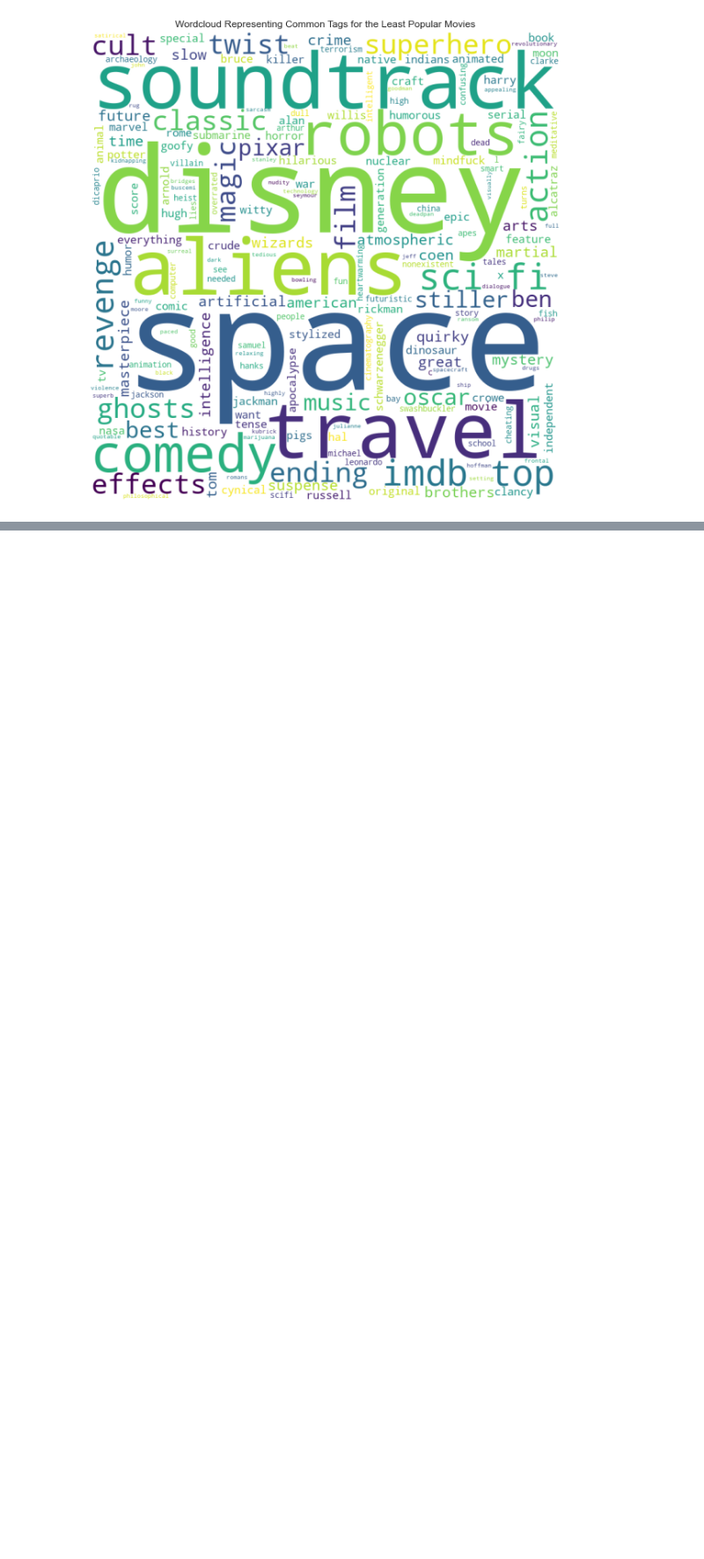
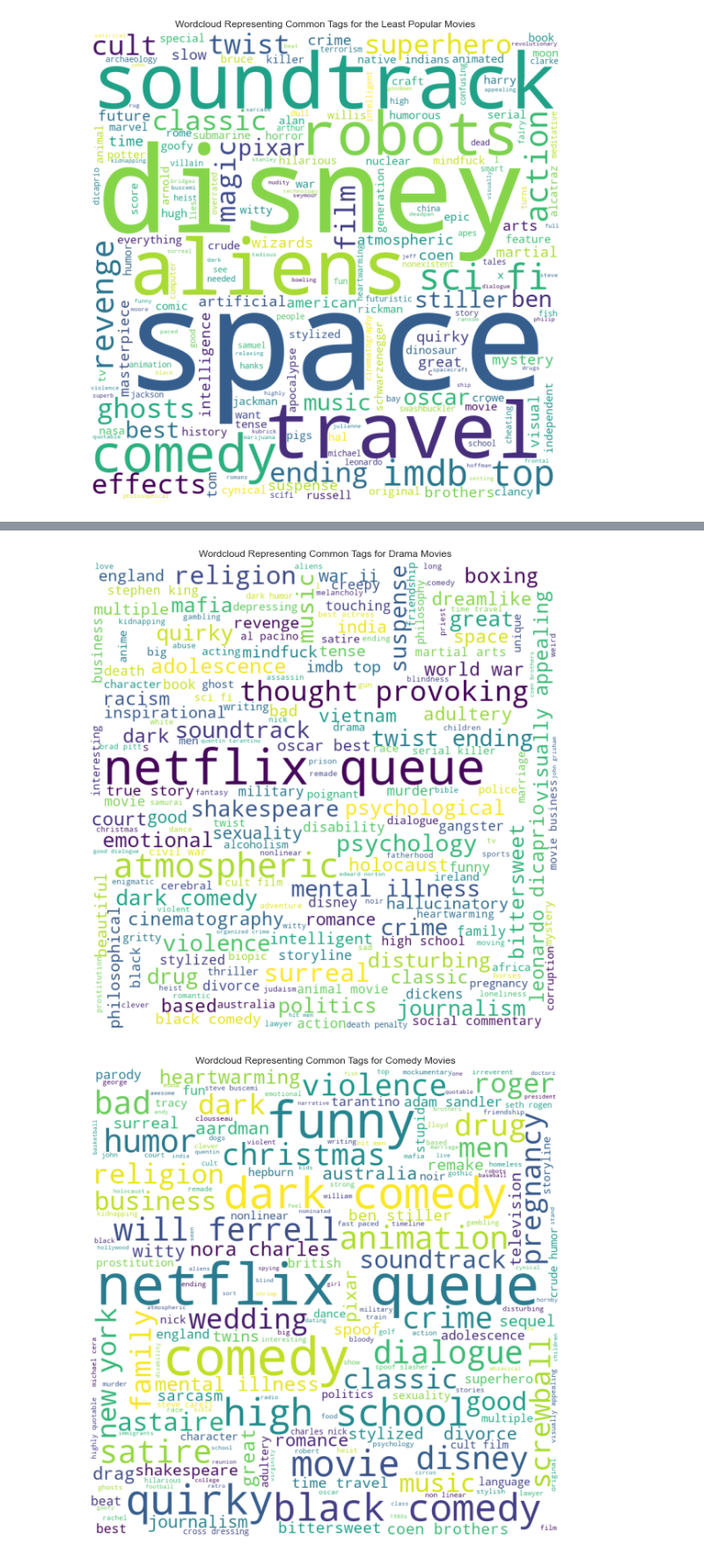
Before and after one commit to scummins00/CA4022-HIVE_PIG_MovieLens, a Jupyter notebook: jupyter notebook/assignment1_analysis.ipynb, the cells around one changed output, grey strips where cells are left out. Shown at 88% size. Saved outputs shown, nothing was run; the diff lists cells and outputs as text; code cells hidden in the pictures; blank space fills up the shorter version.

```diff
--- a/jupyter notebook/assignment1_analysis.ipynb
+++ b/jupyter notebook/assignment1_analysis.ipynb
@@ -7,7 +7,7 @@ import numpy as np
 import matplotlib.pyplot as plt
 # %%
 #Read in data
-movies_ratings = pd.read_csv('data/m_r_joined', sep='\t',
+movies_ratings = pd.read_csv('../data/m_r_joined', sep='\t',
                              names=['movieid','title','year','genres','userid','rating','timestamp'])
 #Drop any missing values
 movies_ratings.dropna(inplace=True)
@@ -294,0 +391,4 @@ plt.show()
+# %%
+#Let's first read in movies and tags datasets
+movies = pd.read_csv('../data/movies.csv')
+tags = pd.read_csv('../output/cleaned_tags/part-r-00000', sep='\t', header=None, names=['userid', 'movieid', 'tag', 'length'])
@@ -294,0 +412,5 @@ plt.show()
+# %%
+gss=[]
+for g in gs:
+    df = tags[tags['movieid'].isin(g.movieid.unique())]
+    gss.append(df)
@@ -294,0 +437,48 @@ plt.show()
+# %%
+from wordcloud import WordCloud, STOPWORDS
+#Let's make a wordcloud for each genre
+
+categories = ['Drama', 'Comedy', 'Action', 'Thriller', 'Adventure', 'Sci-Fi']
+
+k = 0
+for g in gss:
+    # Reads 'tags' file
+
+    #Let's make a wordcloud for top and bottom rated movies
+    comment_words = ''
+    stopwords = set(STOPWORDS)
+
+    # iterate through the csv file
+    for val in g.tag:
+
+        # typecaste each val to string
+        val = str(val)
+        val = val[1:]
+        val = val[:-1]
+
+        # split the value
+        tokens = val.split(',')
+
+        # Converts each token into lowercase
+        for i in range(len(tokens)):
+            tokens[i] = tokens[i].lower()
+
+        comment_words += " ".join(tokens)+" "
+
+    wordcloud = WordCloud(width = 800, height = 800,
+                    background_color ='white',
+                    stopwords = stopwords,
+                    min_font_size = 10).generate(comment_words)
+
+    # plot the WordCloud image
+    plt.figure(figsize = (8, 8), facecolor = None)
+    plt.imshow(wordcloud)
+    plt.axis("off")
+    plt.tight_layout(pad = 0)
+    plt.title(f"Wordcloud Representing Common Tags for {categories[k]} Movies")
+    plt.savefig(f"{categories[k]}.png")
+    k+=1
+    plt.show()
+# %% [output]
+[figure, added]
+[figure, added]
```
Also changed, not shown: parts of 11 cells of this notebook.
